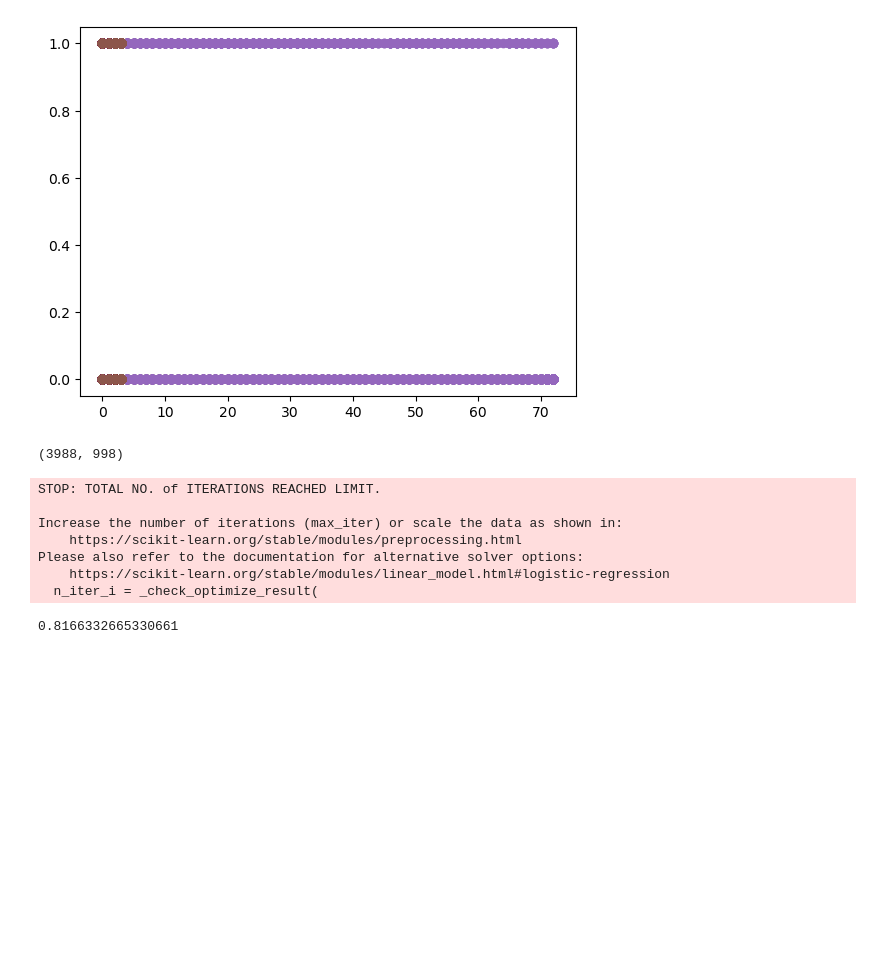
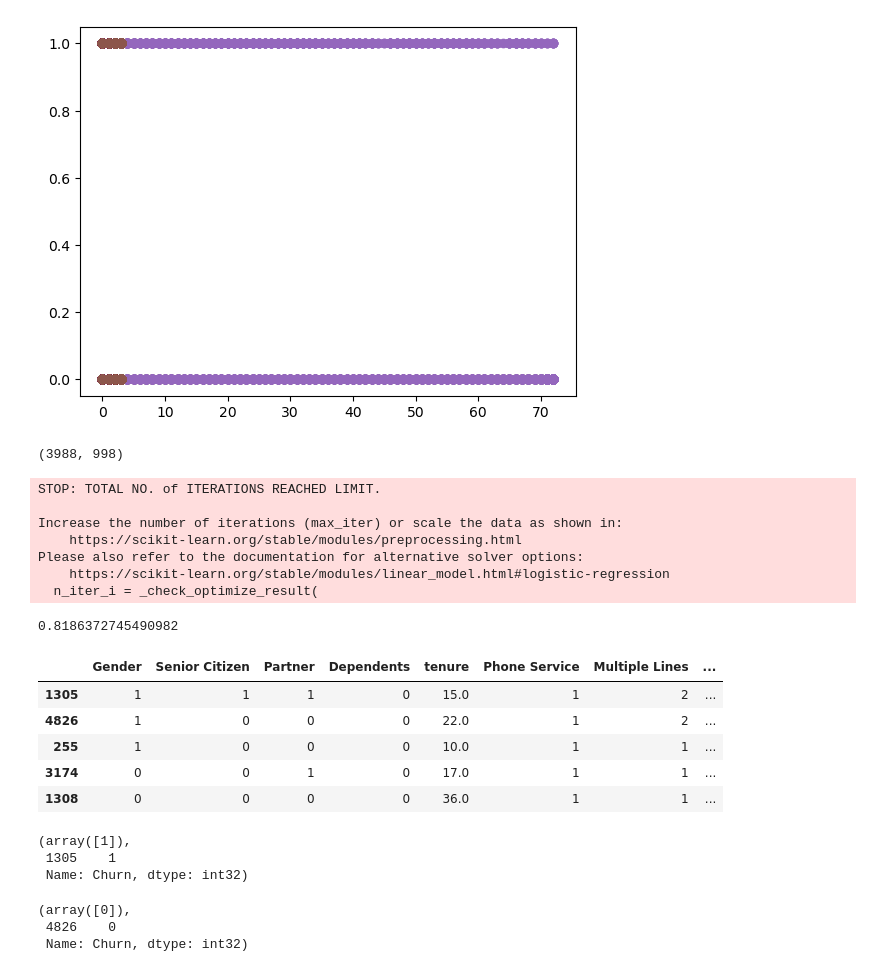
Before and after one commit to srakshitha296/AIML-Internship, a Jupyter notebook: TASK/T01/Untitled.ipynb, the cells around one changed output. Drawn from its saved outputs; the diff is of its cells as text; code cells hidden in the pictures; blank space fills up the shorter version.

```diff
--- a/TASK/T01/Untitled.ipynb
+++ b/TASK/T01/Untitled.ipynb
@@ -6,7 +6,7 @@ import pandas as pd
 import numpy as np
 # %%
 #load dataset
-df = pd.read_csv('C:\\Users\\sraks\\AIML Internship\\TASK\T01\\task01.csv')
+df = pd.read_csv('C:\\Users\\sraks\\AIML Internship\\AIML-Internship\\TASK\\T01\\task01.csv')
 df.head()
 # %% [output]
 |  | Customer ID | Country | State | Postal Code | Gender | Senior Citizen | Partner | Dependents | tenure | ... |
@@ -399,4 +399,25 @@ Increase the number of iterations (max_iter) or scale the data as shown in:
 Please also refer to the documentation for alternative solver options:
     https://scikit-learn.org/stable/modules/linear_model.html#logistic-regression
   n_iter_i = _check_optimize_result(
-0.8166332665330661
+0.8186372745490982
+# %%
+x_test.head()
+# %% [output]
+|  | Gender | Senior Citizen | Partner | Dependents | tenure | Phone Service | Multiple Lines | ... |
+| 1305 | 1 | 1 | 1 | 0 | 15.0 | 1 | 2 | ... |
+| 4826 | 1 | 0 | 0 | 0 | 22.0 | 1 | 2 | ... |
+| 255 | 1 | 0 | 0 | 0 | 10.0 | 1 | 1 | ... |
+| 3174 | 0 | 0 | 1 | 0 | 17.0 | 1 | 1 | ... |
+| 1308 | 0 | 0 | 0 | 0 | 36.0 | 1 | 1 | ... |
+# %%
+model.predict(x_test.loc[[1305]]), dfv2.Churn.loc[[1305]]
+# %% [output]
+(array([1]),
+ 1305    1
+ Name: Churn, dtype: int32)
+# %%
+model.predict(x_test.loc[[4826]]), dfv2.Churn.loc[[4826]]
+# %% [output]
+(array([0]),
+ 4826    0
+ Name: Churn, dtype: int32)
```
